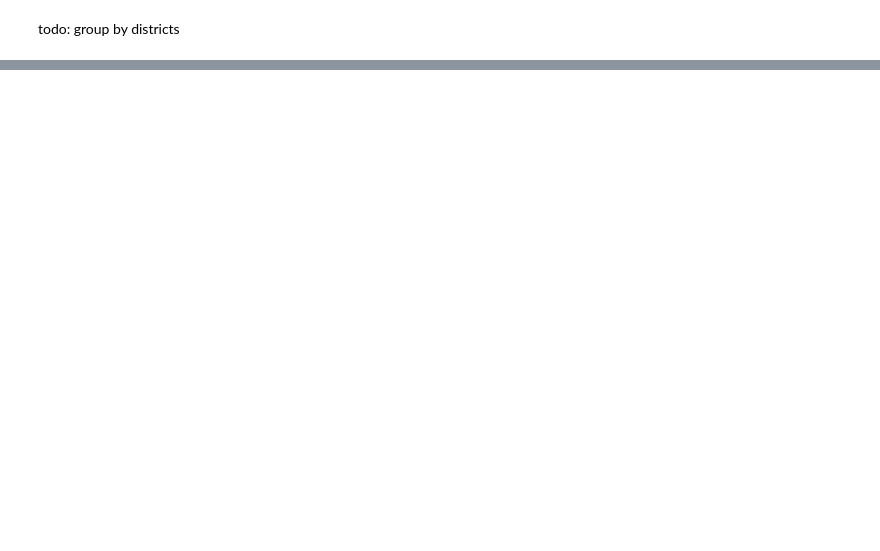
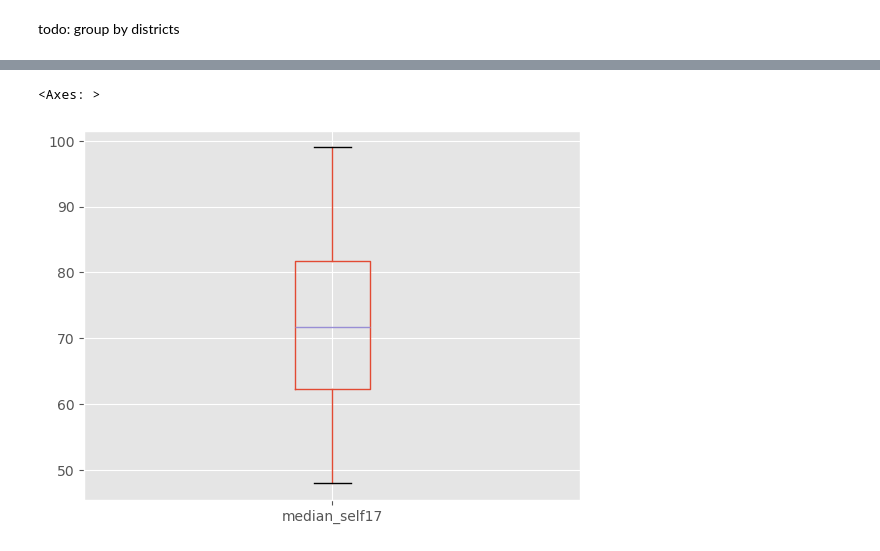
Before and after one commit to Chwiggy/thesis_analysis, a Jupyter notebook: travel_times.ipynb, the cells around one changed output, grey strips where cells are left out. Saved outputs shown, nothing was run; the diff lists cells and outputs as text; code cells hidden in the pictures; blank space fills up the shorter version.

```diff
--- a/travel_times.ipynb
+++ b/travel_times.ipynb
@@ -32,2 +34,5 @@ See the caveats in the documentation: https://pandas.pydata.org/pandas-docs/stab
 # %% [markdown]
 todo: group by districts
+# %%
+boroughs = gp.read_file(filename="inputs/boroughs.json")
+boroughs.head()
@@ -33,0 +46,4 @@ todo: group by districts
+# %%
+cells_by_borough = hd.sjoin(boroughs, how="left")
+cells_by_borough.dropna(inplace=True)
+cells_by_borough.head()
@@ -33,0 +85,6 @@ todo: group by districts
+# %%
+import matplotlib
+matplotlib.style.use("ggplot")
+import matplotlib.pyplot as plt
+ax = cells_by_borough.boxplot(column="median_self17", by= "name")
+plt.xticks(rotation=90)
@@ -33,0 +109,5 @@ todo: group by districts
+# %%
+cells_by_borough.boxplot("median_self17")
+# %% [output]
+<Axes: >
+[figure, added]
```
Also changed, not shown: parts of 6 cells of this notebook, 1 other file.
